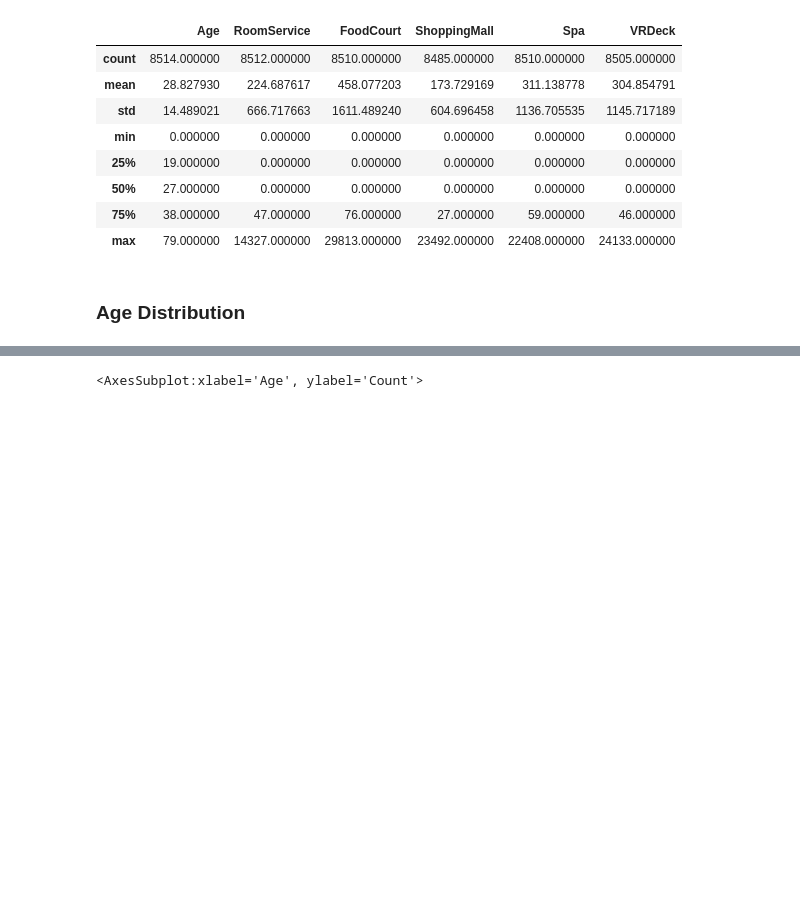
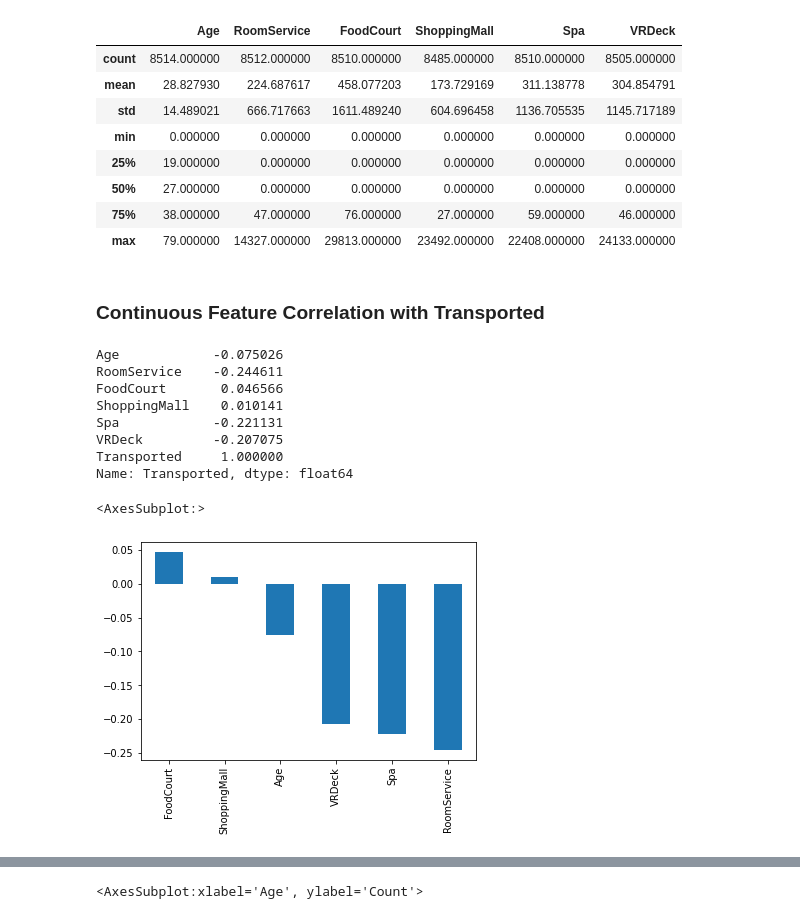
Before and after one commit to danielsaiger1/Data_Analytics, a Jupyter notebook: spaceship-titanic.ipynb, the cells around one changed output, grey strips where cells are left out. Cells and saved outputs as stored; diff of their text form; code cells hidden in the pictures; blank space fills up the shorter version.

```diff
--- a/spaceship-titanic.ipynb
+++ b/spaceship-titanic.ipynb
@@ -178,5 +187,20 @@ train.describe()
 | 50% | 27.000000 | 0.000000 | 0.000000 | 0.000000 | 0.000000 | 0.000000 |
 | 75% | 38.000000 | 47.000000 | 76.000000 | 27.000000 | 59.000000 | 46.000000 |
 | max | 79.000000 | 14327.000000 | 29813.000000 | 23492.000000 | 22408.000000 | 24133.000000 |
-# %% [markdown]
-### Age Distribution
+# %% [markdown]
+### Continuous Feature Correlation with Transported
+# %%
+print(train.corr()['Transported'])
+
+train.corr()['Transported'].drop('Transported').sort_values(ascending = False).plot(kind = 'bar')
+# %% [output]
+Age            -0.075026
+RoomService    -0.244611
+FoodCourt       0.046566
+ShoppingMall    0.010141
+Spa            -0.221131
+VRDeck         -0.207075
+Transported     1.000000
+Name: Transported, dtype: float64
+<AxesSubplot:>
+[figure, added]
```
Also changed, not shown: parts of 8 cells of this notebook.
